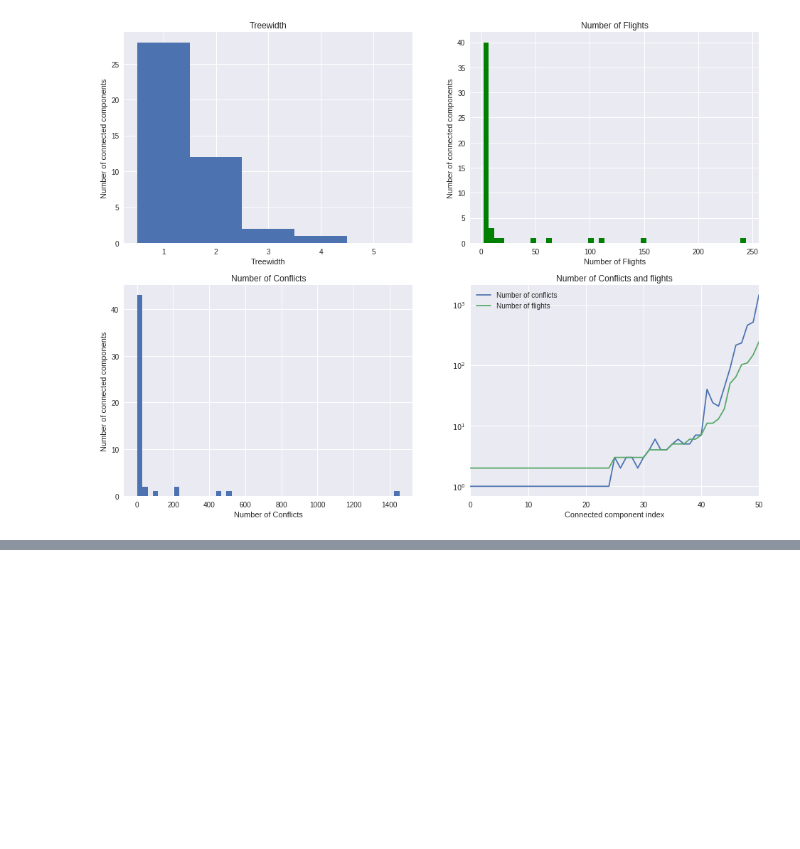
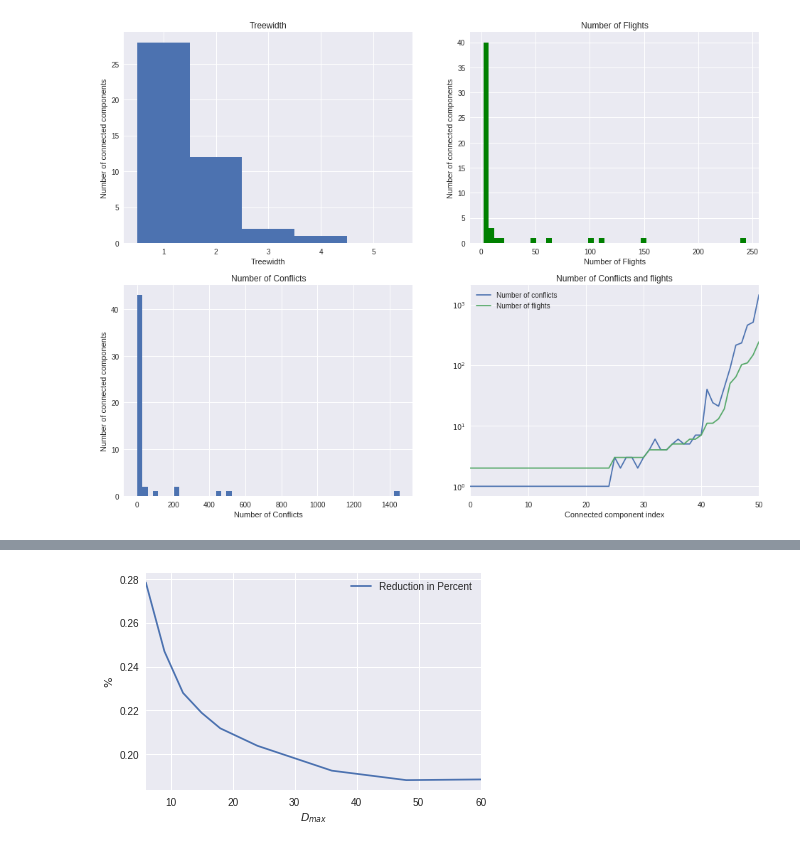
Before and after one commit to ventugithub/QCFATM, a Jupyter notebook: precalculation/analysis/Potential Conflicts Analysis I - Conflict Graph.ipynb, the cells around one changed output, grey strips where cells are left out. Saved outputs shown, nothing was run; the diff lists cells and outputs as text; code cells hidden in the pictures; blank space fills up the shorter version.

```diff
--- a/precalculation/analysis/Potential Conflicts Analysis I - Conflict Graph.ipynb
+++ b/precalculation/analysis/Potential Conflicts Analysis I - Conflict Graph.ipynb
@@ -137,0 +184,18 @@ pdf.close();
+# %%
+
+pltData = pd.DataFrame([Nbefore, Nafter])
+pltData = pltData.swapaxes(0, 1)
+pltData.columns = ['Before preprocessing', 'After preprocessing']
+pltData['Reduction in Percent'] =  100.0 * pltData['After preprocessing'] / pltData['Before preprocessing']
+fig = plt.figure()
+ax = fig.add_subplot(1, 1, 1)
+
+pltData['Reduction in Percent'].plot()
+ax.set_xlabel('$D_{max}$')
+ax.set_ylabel('$\%$')
+ax.legend()
+pdf = matplotlib.backends.backend_pdf.PdfPages('ratio_number_of_conflicts.pdf');
+pdf.savefig(figure=fig);
+pdf.close();
+# %% [output]
+[figure, added]
```
Also changed, not shown: parts of 2 cells of this notebook, 3 other files.
